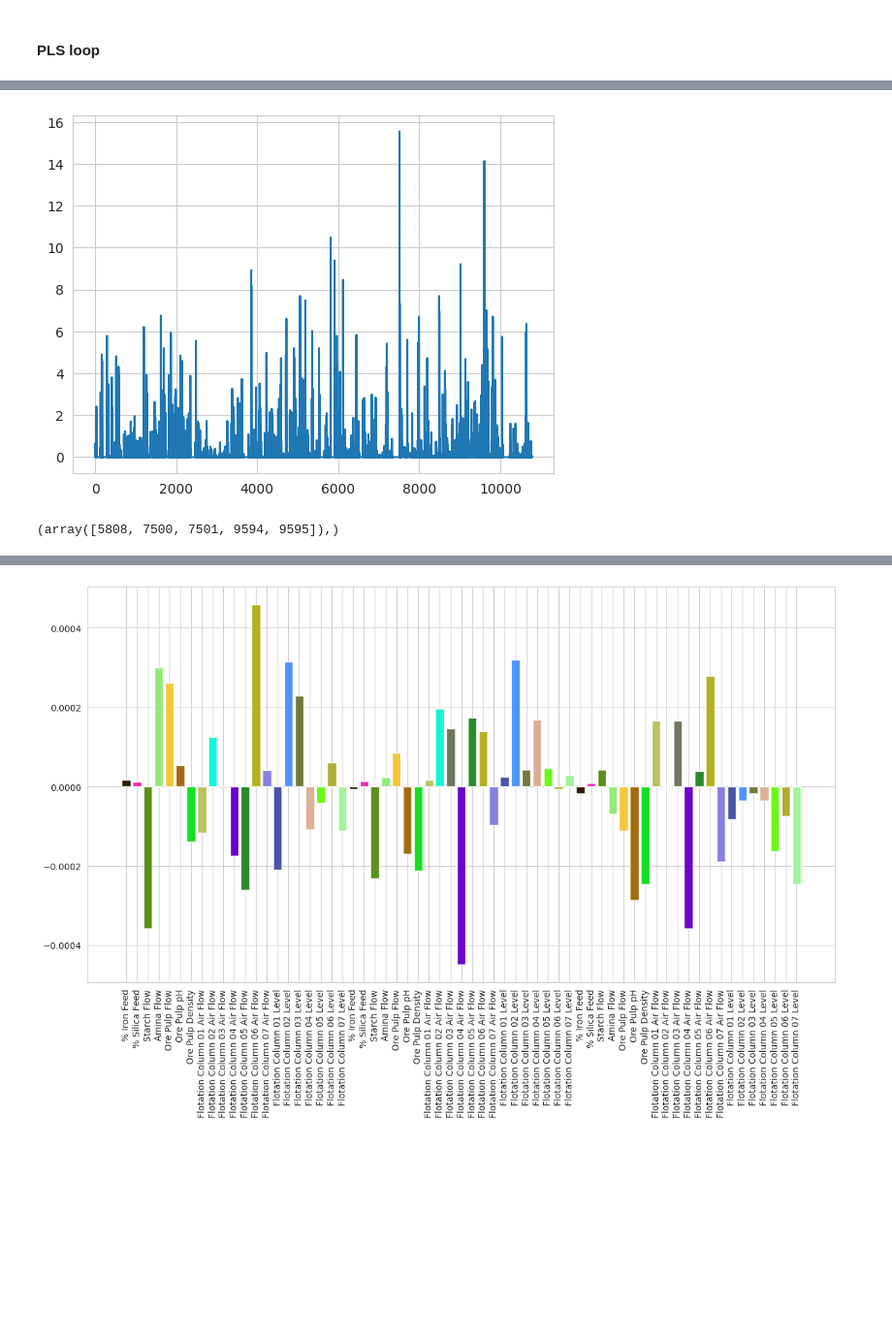
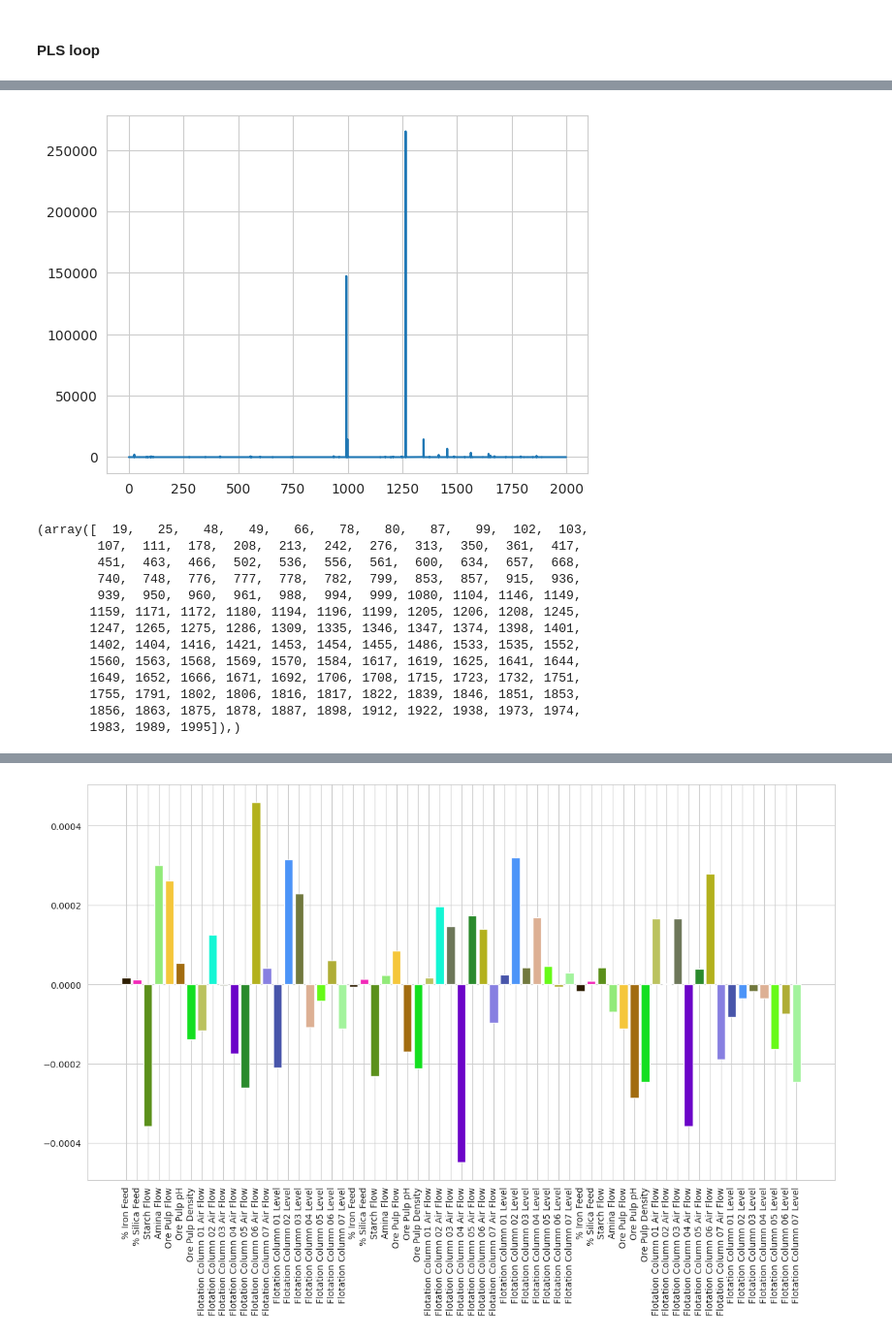
Before and after one commit to aminuldidar/ADAML-Project-Work, a Jupyter notebook: modeling.ipynb, the cells around one changed output, grey strips where cells are left out. Shown at 97% size. Drawn from its saved outputs; the diff is of its cells as text; code cells hidden in the pictures; blank space fills up the shorter version.

```diff
--- a/modeling.ipynb
+++ b/modeling.ipynb
@@ -79,13 +64,13 @@ warnings.filterwarnings('ignore')
 def q2_score(Y, y_t, y_fit_t):
     tss_res = np.sum((np.array(Y) - np.mean(Y))**2)
     press = np.sum((np.array(y_t) - np.array(y_fit_t))**2)
-    return 1 - press / tss_res
+    return 1. - press / tss_res
 
 df_array = df.to_numpy()
 print(df_array.shape)
 
 # Reduce the amount of observations (with averaging)
-df = df.resample("10T").mean()
+df = df.resample("H").mean()
 
 included_rows1 = [df.index.get_loc(datetime.datetime(2017, 4, 23, 19, 0, 00)),
                     df.index.get_loc(datetime.datetime(2017, 5, 13, 0, 0, 00))]
@@ -99,7 +84,9 @@ df_array = df.to_numpy()
 print(df_array.shape)
 
 models = []
-max_comp_num = 12
-windows = [4, 7, 10, 14, 20, 26, 33]
+max_comp_num = 20
+windows = [4, 5, 6, 7, 8, 12, 16]  # [4, 7, 10, 14, 20, 26, 33]
+
+print(df)
 # %% [output]
 (737454, 22)
@@ -363,12 +363,24 @@ plt.show()
 # %%
-mse = np.array(models[0].test_metrics[0])
+mse = np.array(models[17].test_metrics[0])
 plt.plot(range(mse.shape[0]),
          mse)
 plt.show()
 print(np.where(np.array(models[11].test_metrics[0]) > 10))
 # %% [output]
-[figure, old version]
+[figure, new version]
-(array([5808, 7500, 7501, 9594, 9595]),)
+(array([  19,   25,   48,   49,   66,   78,   80,   87,   99,  102,  103,
+        107,  111,  178,  208,  213,  242,  276,  313,  350,  361,  417,
+        451,  463,  466,  502,  536,  556,  561,  600,  634,  657,  668,
+        740,  748,  776,  777,  778,  782,  799,  853,  857,  915,  936,
+        939,  950,  960,  961,  988,  994,  999, 1080, 1104, 1146, 1149,
+       1159, 1171, 1172, 1180, 1194, 1196, 1199, 1205, 1206, 1208, 1245,
+       1247, 1265, 1275, 1286, 1309, 1335, 1346, 1347, 1374, 1398, 1401,
+       1402, 1404, 1416, 1421, 1453, 1454, 1455, 1486, 1533, 1535, 1552,
+       1560, 1563, 1568, 1569, 1570, 1584, 1617, 1619, 1625, 1641, 1644,
+       1649, 1652, 1666, 1671, 1692, 1706, 1708, 1715, 1723, 1732, 1751,
+       1755, 1791, 1802, 1806, 1816, 1817, 1822, 1839, 1846, 1851, 1853,
+       1856, 1863, 1875, 1878, 1887, 1898, 1912, 1922, 1938, 1973, 1974,
+       1983, 1989, 1995]),)
 # %%
 models = []
 mses = []
```
Also changed, not shown: parts of 7 cells of this notebook.
